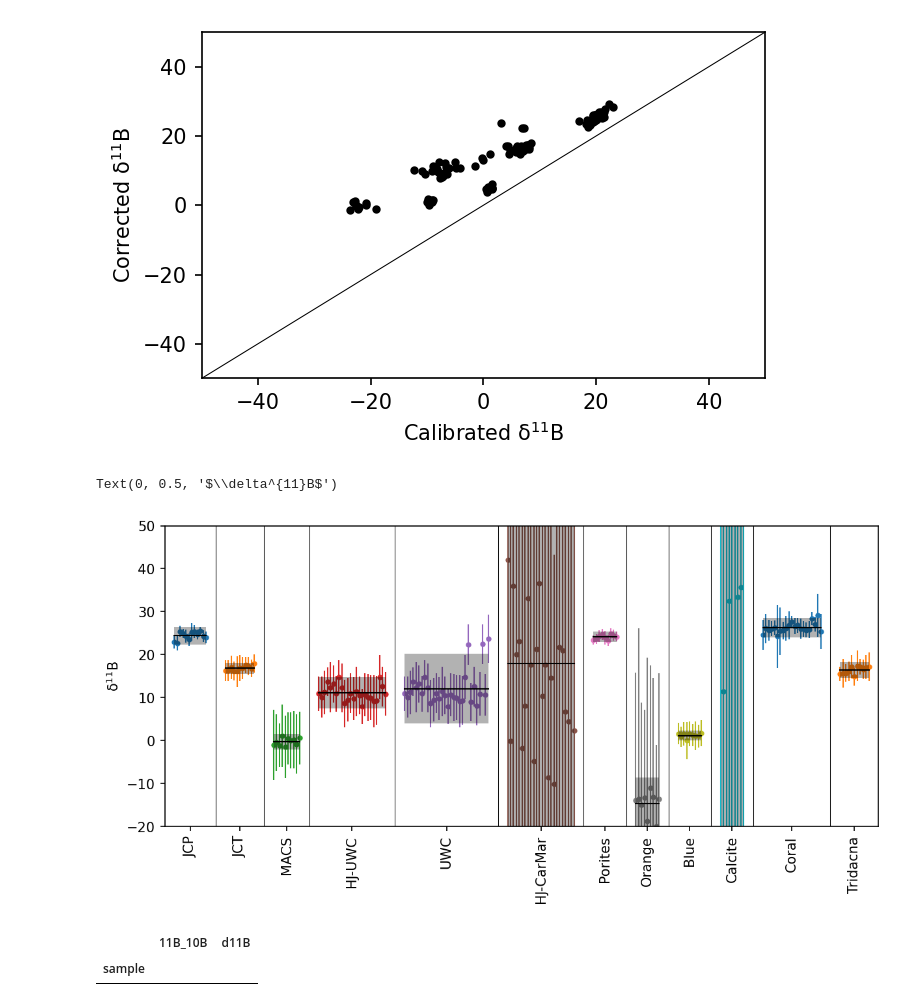
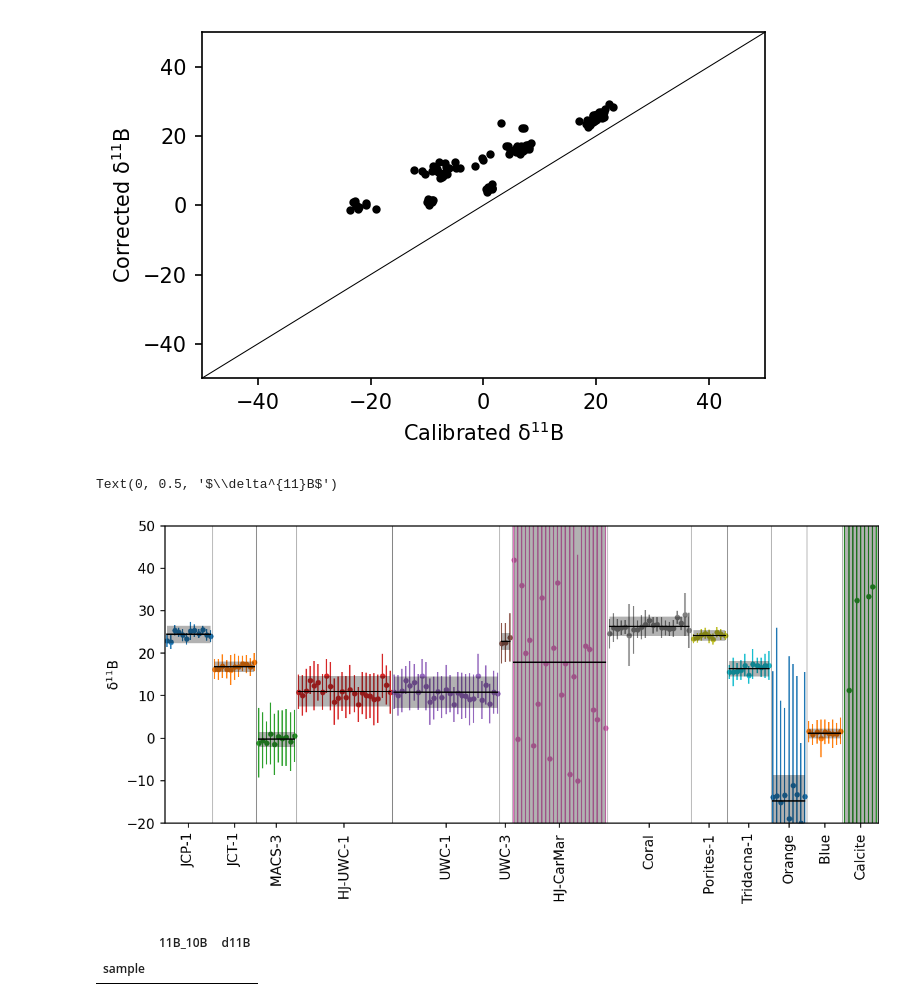
Before and after one commit to oscarbranson/latools, a Jupyter notebook: dev_boron.ipynb, the cells around one changed output. Saved outputs shown, nothing was run; the diff lists cells and outputs as text; code cells hidden in the pictures.

```diff
--- a/dev_boron.ipynb
+++ b/dev_boron.ipynb
@@ -165,24 +173,25 @@ sdf.index = sdf.index.droplevel('rep')
 # %%
 sample_types = [
-    'JCP',
-    'JCT',
-    'MACS',
-    'HJ-UWC',
-    'UWC',
+    'JCP-1',
+    'JCT-1',
+    'MACS-3',
+    'HJ-UWC-1',
+    'UWC-1',
+    'UWC-3',
     'HJ-CarMar',
-    'Porites',
+    'Coral',
+    'Porites-1',
+    'Tridacna-1',
     'Orange',
     'Blue',
     'Calcite',
-    'Coral',
-    'Tridacna'
 ]
 
 fig, ax = plt.subplots(constrained_layout=True, figsize=(8,4))
 
 x0 = 0
 spacing = 0.3
-padding = 2
+padding = 0.3
 
 lines = []
 ticks = []
@@ -194,35 +203,35 @@ for st in sample_types:
 
     x = x0 + np.arange(n) * spacing
     y = sub['d11B']
 
     ymean = np.nanmean(sub['d11B'])
     ystd = np.nanstd(unp.nominal_values(sub['d11B']))
 
     ax.errorbar(x, unp.nominal_values(y), yerr=unp.std_devs(y), fmt='o', markersize=3, lw=1, zorder=-1)
     ax.plot(x, [ymean.nominal_value] * n, c='k', lw=1)
 
     ci_m = stats.t.interval(0.95, n)[1]
     ax.fill_between(x, [ymean.nominal_value - ystd * ci_m] * n, [ymean.nominal_value + ystd * ci_m] * n, color='k', alpha=0.3, lw=0)
     # ax.fill_between(x, [ymean.nominal_value - ymean.std_dev * ci_m] * n, [ymean.nominal_value + ymean.std_dev * ci_m] * n, color='k', alpha=0.3, lw=0)
 
     ticks.append(x.mean())
 
     lines.append(max(x) + padding / 2)
     x0 = max(x) + padding
 
 for line in lines[:-1]:
-    ax.axvline(line, c='k', lw=0.5)
+    ax.axvline(line, c='k', lw=0.5, alpha=0.5)
 ax.set_xlim(-padding/2, x0-padding/2)
 
 ax.set_xticks(ticks)
 ax.set_xticklabels(sample_types, rotation=90)
 
 ax.set_ylim(-20, 50)
 
 ax.set_ylabel('$\delta^{11}B$')
 # %% [output]
 Text(0, 0.5, '$\\delta^{11}B$')
-[figure, old version]
+[figure, new version]
 # %%
 sub
 # %% [output]
```
Also changed, not shown: parts of 5 cells of this notebook.
